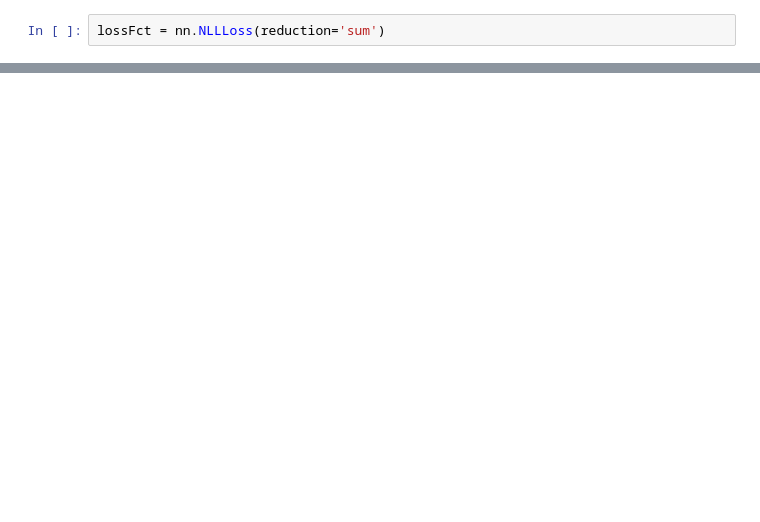
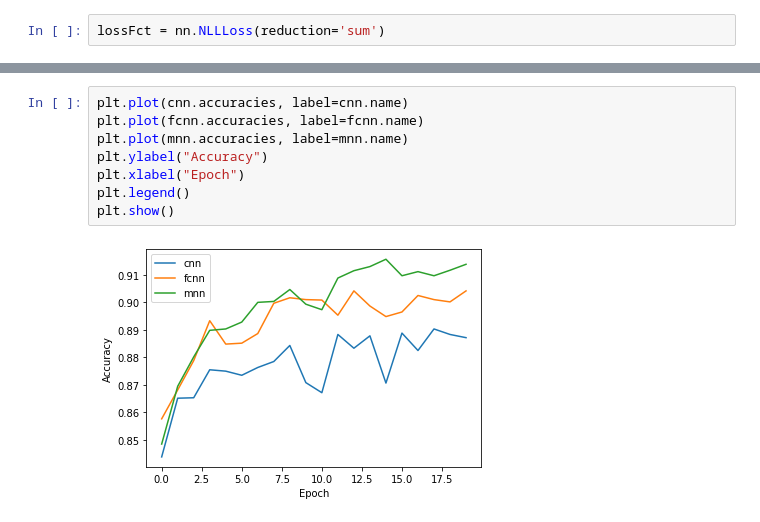
Before and after one commit to beurnii/INF8225, a Jupyter notebook: tp2/1878557_p2.ipynb, the cells around one changed output, grey strips where cells are left out. Cells and saved outputs as stored; diff of their text form; blank space fills up the shorter version.

```diff
--- a/tp2/1878557_p2.ipynb
+++ b/tp2/1878557_p2.ipynb
@@ -181,0 +285,10 @@ Fully connected test set: Total loss: 3443.1460, Accuracy: 87%
+# %%
+plt.plot(cnn.accuracies, label=cnn.name)
+plt.plot(fcnn.accuracies, label=fcnn.name)
+plt.plot(mnn.accuracies, label=mnn.name)
+plt.ylabel("Accuracy")
+plt.xlabel("Epoch")
+plt.legend()
+plt.show()
+# %% [output]
+[figure, added]
```
Also changed, not shown: parts of 8 cells of this notebook, 1 other file.
